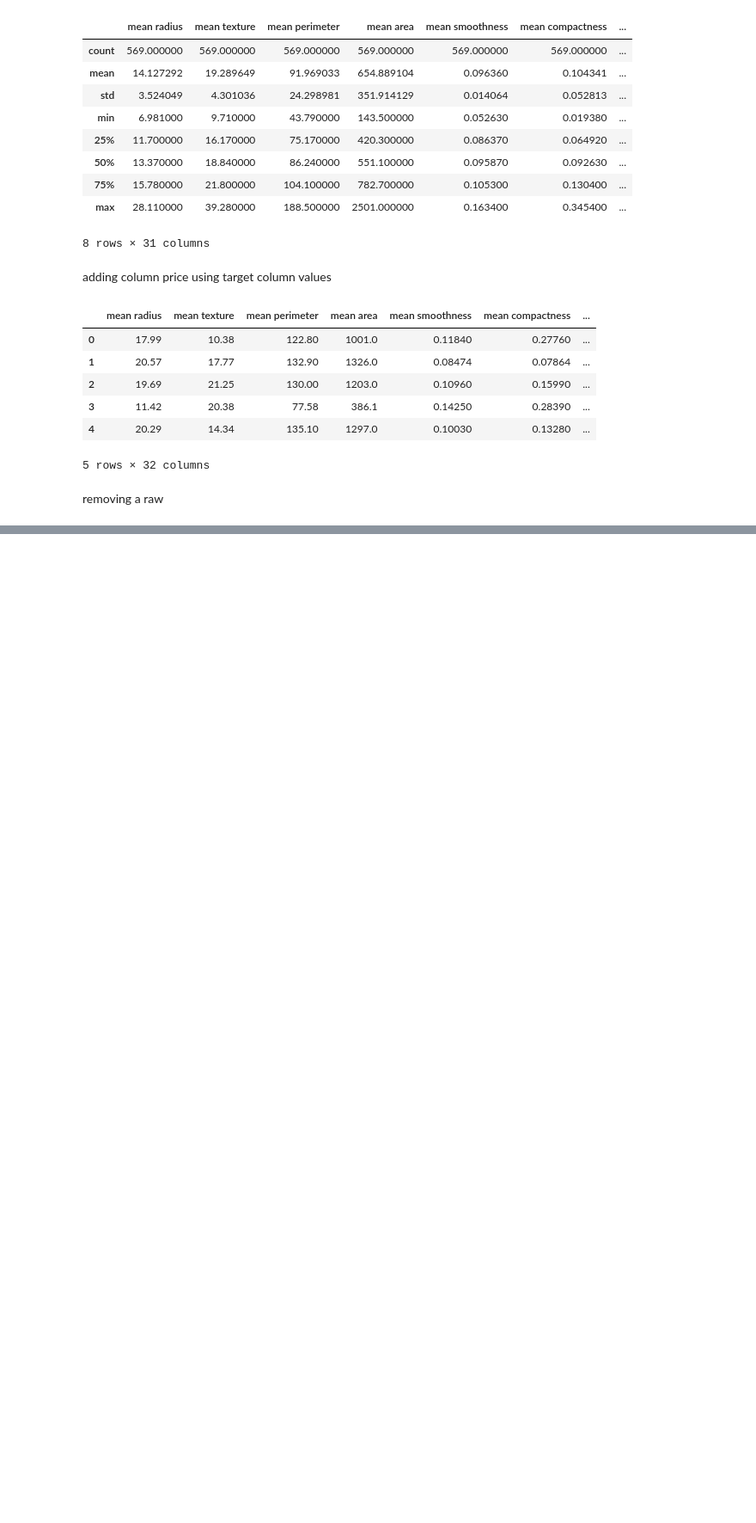
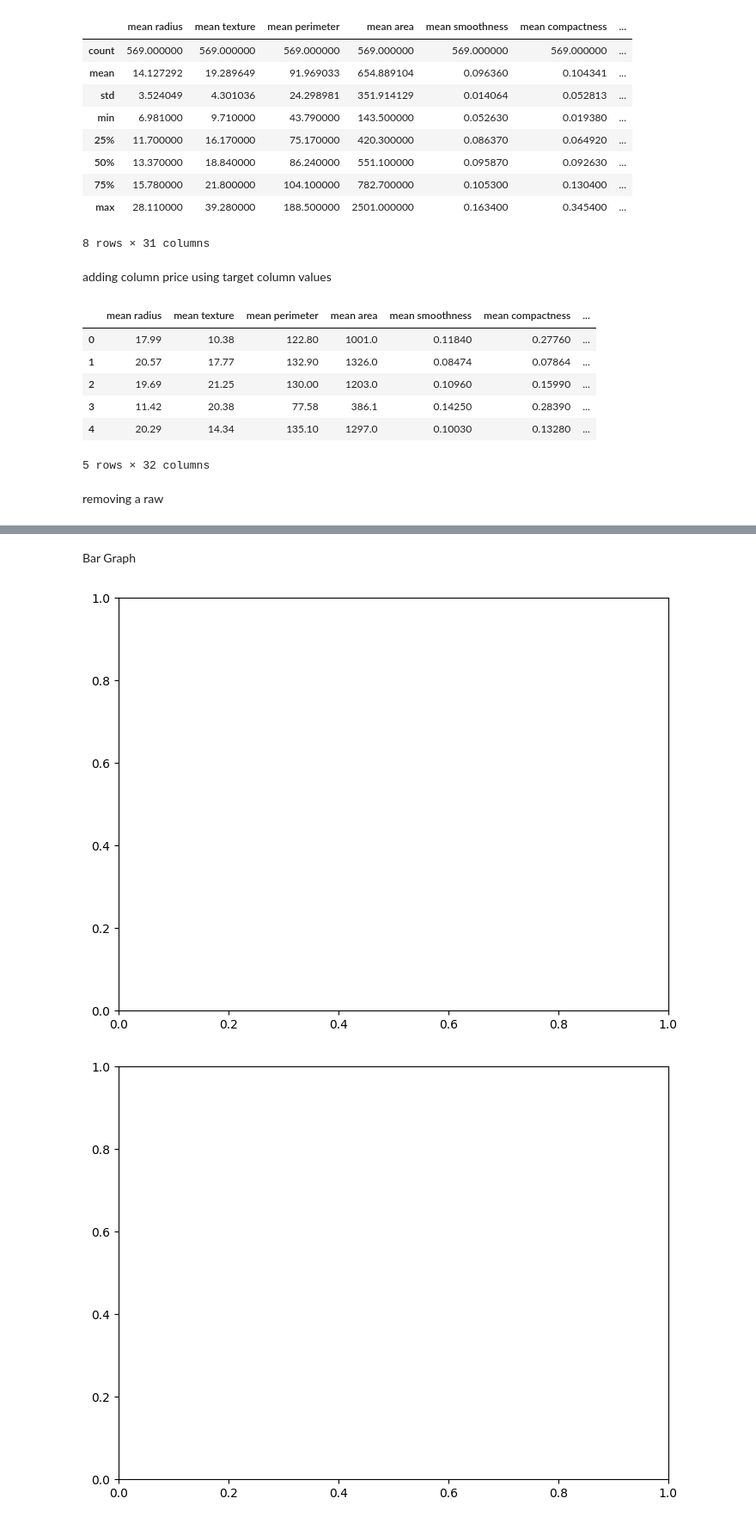
Before and after one commit to DevSecOps-Stack/ML-Prerequisites, a Jupyter notebook: ml_beginner_ml.ipynb, the cells around one changed output, grey strips where cells are left out. Shown at 86% size. Saved outputs shown, nothing was run; the diff lists cells and outputs as text; code cells hidden in the pictures; blank space fills up the shorter version.

```diff
--- a/ml_beginner_ml.ipynb
+++ b/ml_beginner_ml.ipynb
@@ -544,0 +576,10 @@ KeyError: '[0] not found in axis'
+# %% [markdown]
+Bar Graph
+# %%
+fig = plt.figure()
+ax = fig.add_axes([0,0,1,1])
+fig = plt.figure()
+ax = fig.add_axes([0,0,1,1])
+# %% [output]
+[figure, added]
+[figure, added]
```
Also changed, not shown: parts of 6 cells of this notebook.
